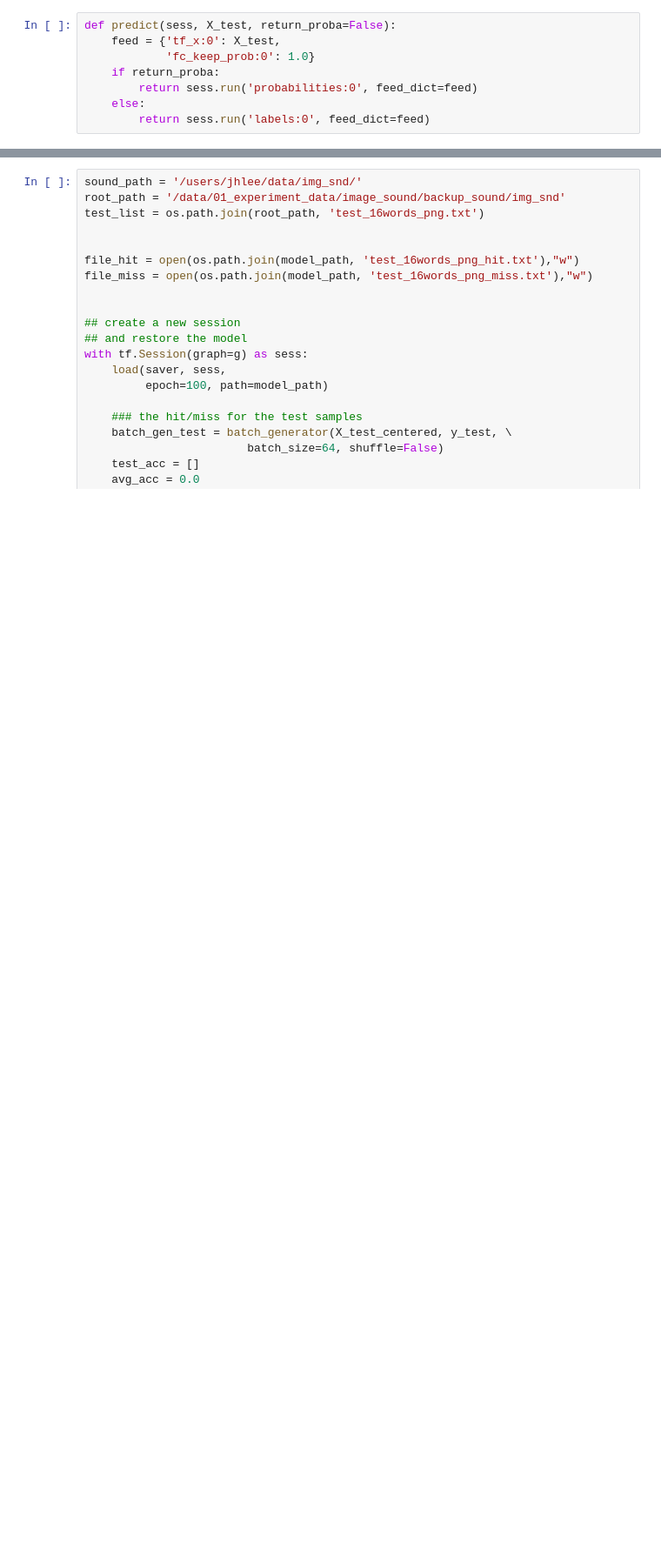
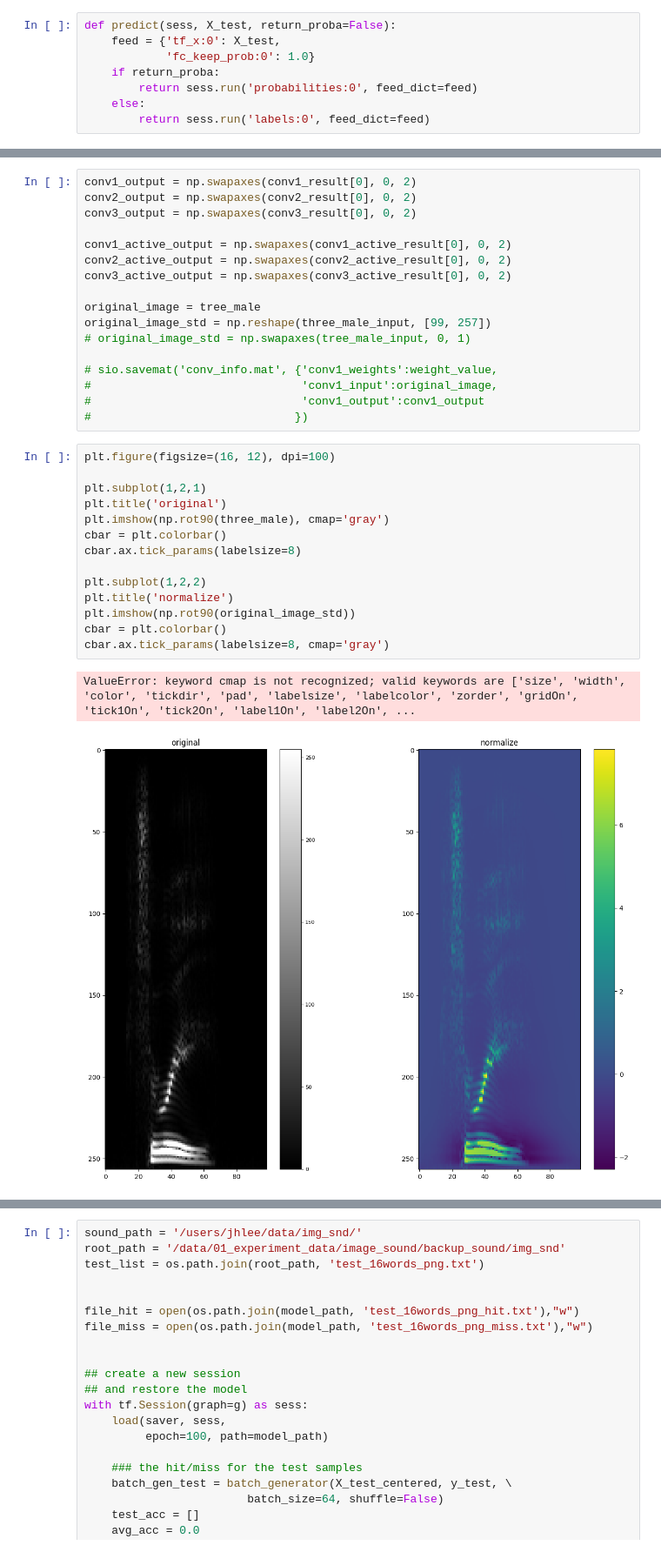
Before and after one commit to BbChip0103/sf_word_recog_research, a Jupyter notebook: from_professor/get_accuracy_and_samplelist_1conv_1fc.ipynb, the cells around one changed output, grey strips where cells are left out. Shown at 87% size. Saved outputs shown, nothing was run; the diff lists cells and outputs as text; blank space fills up the shorter version.

```diff
--- a/from_professor/get_accuracy_and_samplelist_1conv_1fc.ipynb
+++ b/from_professor/get_accuracy_and_samplelist_1conv_1fc.ipynb
@@ -1582,0 +2065,34 @@ Loading model from ./model/cnn_1conv_1fc/
+# %%
+conv1_output = np.swapaxes(conv1_result[0], 0, 2)
+conv2_output = np.swapaxes(conv2_result[0], 0, 2)
+conv3_output = np.swapaxes(conv3_result[0], 0, 2)
+
+conv1_active_output = np.swapaxes(conv1_active_result[0], 0, 2)
+conv2_active_output = np.swapaxes(conv2_active_result[0], 0, 2)
+conv3_active_output = np.swapaxes(conv3_active_result[0], 0, 2)
+
+original_image = tree_male
+original_image_std = np.reshape(three_male_input, [99, 257])
+# original_image_std = np.swapaxes(tree_male_input, 0, 1)
+
+# sio.savemat('conv_info.mat', {'conv1_weights':weight_value,
+#                               'conv1_input':original_image,
+#                               'conv1_output':conv1_output
+#                              })
+# %%
+plt.figure(figsize=(16, 12), dpi=100)
+
+plt.subplot(1,2,1)
+plt.title('original')
+plt.imshow(np.rot90(three_male), cmap='gray')
+cbar = plt.colorbar()
+cbar.ax.tick_params(labelsize=8)
+
+plt.subplot(1,2,2)
+plt.title('normalize')
+plt.imshow(np.rot90(original_image_std))
+cbar = plt.colorbar()
+cbar.ax.tick_params(labelsize=8, cmap='gray')
+# %% [output]
+ValueError: keyword cmap is not recognized; valid keywords are ['size', 'width', 'color', 'tickdir', 'pad', 'labelsize', 'labelcolor', 'zorder', 'gridOn', 'tick1On', 'tick2On', 'label1On', 'label2On', ...
+[figure, added]
```
Also changed, not shown: parts of 33 cells of this notebook.
